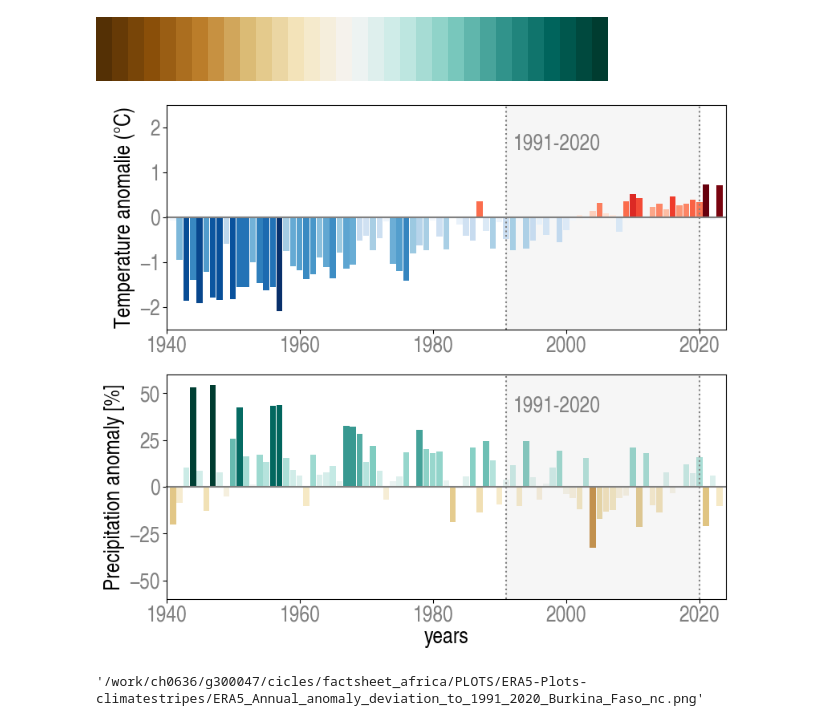
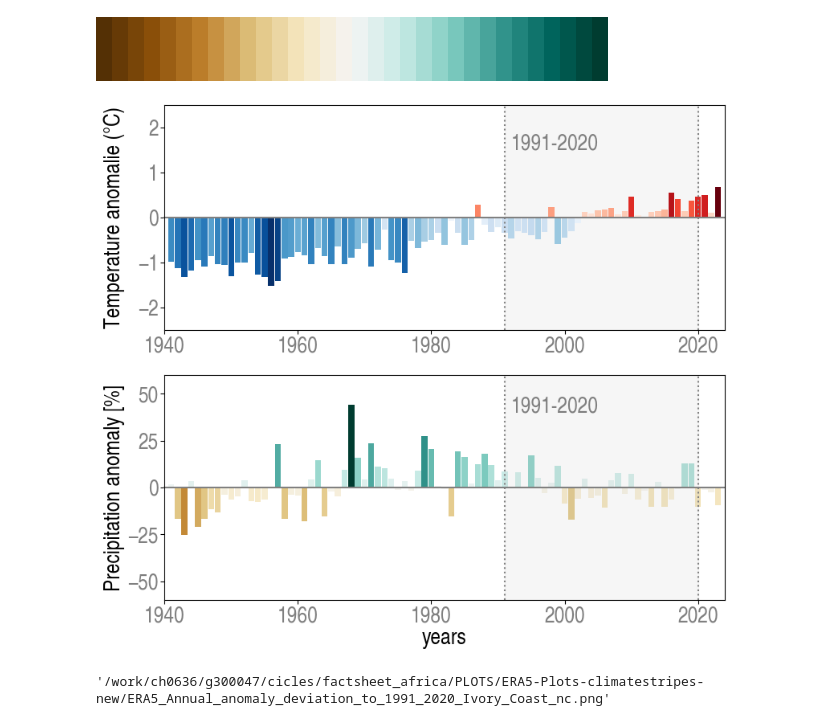
Before and after one commit to KatharinaBuelow/factsheet_africa, a Jupyter notebook: Notebooks/ERA5/Plot_ERA5_annual_anomaly-new_color.ipynb, the cells around one changed output. Cells and saved outputs as stored; diff of their text form; code cells hidden in the pictures.

```diff
--- a/Notebooks/ERA5/Plot_ERA5_annual_anomaly-new_color.ipynb
+++ b/Notebooks/ERA5/Plot_ERA5_annual_anomaly-new_color.ipynb
@@ -35,8 +39,8 @@ if not os.path.exists(outdir):
 # %%
 # Country selection
-#country = "Ivory Coast"
+country = "Ivory Coast"
 #country = "Togo"
-country = "Burkina Faso"
+#country = "Burkina Faso"
 region = country.replace(" ", "_")
 plotname = "ERA5_Annual_anomaly_deviation_to_1991_2020_" + region + "_nc.png"
 figure = os.path.join(outdir, plotname)
@@ -133,7 +137,7 @@ def set_tick_params(ax):
         labelrotation=0,
         labelcolor="grey",
     )
-    ax.yaxis.set_label_coords(-0.12, 0.5)
+    ax.yaxis.set_label_coords(-0.07, 0.5)
 
 # Build sign-strict colors: red for positive, blue for negative (Temperature)
 vals_T = dfTn["Temperature anomaly [°C]"]
@@ -183,35 +187,35 @@ colors_P = [BrBG(brbg_norm(v)) for v in vals_P]
 
 ax2.bar(
     dfNSn["year"],
     dfNSn["Precipitation change [%]"],
     color=colors_P,
     width=0.9,
 )
 ax2.set_ylabel("Precipitation anomaly [%]", fontsize=20)
 ax2.axvspan(1991, 2020, alpha=0.2, color="lightgrey")
 ax2.set_xlabel("years", fontsize=20, labelpad=1)
 set_tick_params(ax2)
 
 ax2.set_xlim([dfNSn["year"].min() - 1, dfNSn["year"].max() + 1])
 ax2.set_ylim(-60, 60)
 ax2.axhline(0, color="grey", clip_on=False)
 
 ax2.axvline(1991, color="grey", linestyle=":", clip_on=False)
 ax2.axvline(2020, color="grey", linestyle=":", clip_on=False)
 ax2.text(1992, 40, "1991-2020", size=20, color="grey")
 
 #ax2.text(
 #    1940,
 #    -80,
 #    s="Data source: Hersbach, H, Bell, B, Berrisford, P, et al. The ERA5 global reanalysis. Q J R Meteorol Soc. 2020; 146: 1999– 2049. https://doi.org/10.1002/qj.3803.",
 #    size=20,
 #    color="grey",
 #)
 # plt.show()
 plt.savefig(figure, dpi=1200, bbox_inches="tight")
 # %% [output]
-[figure, old version]
+[figure, new version]
 # %%
 figure
 # %% [output]
-'/work/ch0636/g300047/cicles/factsheet_africa/PLOTS/ERA5-Plots-climatestripes/ERA5_Annual_anomaly_deviation_to_1991_2020_Burkina_Faso_nc.png'
+'/work/ch0636/g300047/cicles/factsheet_africa/PLOTS/ERA5-Plots-climatestripes-new/ERA5_Annual_anomaly_deviation_to_1991_2020_Ivory_Coast_nc.png'
```
Also changed, not shown: parts of 1 cell of this notebook, 3 other files.
